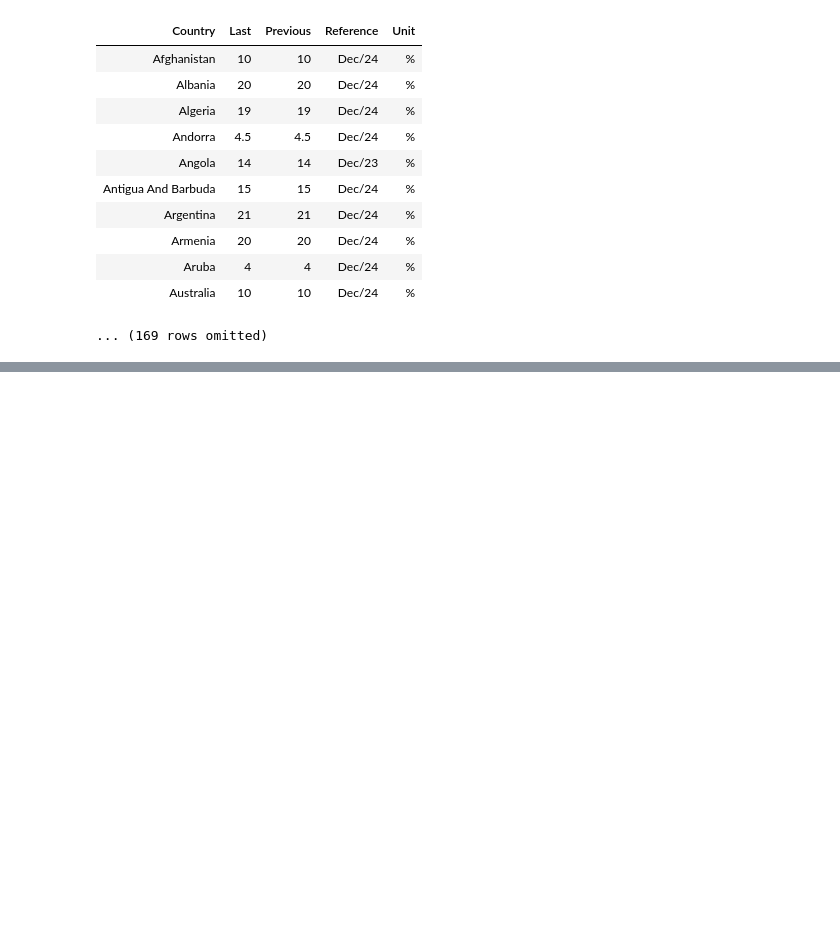
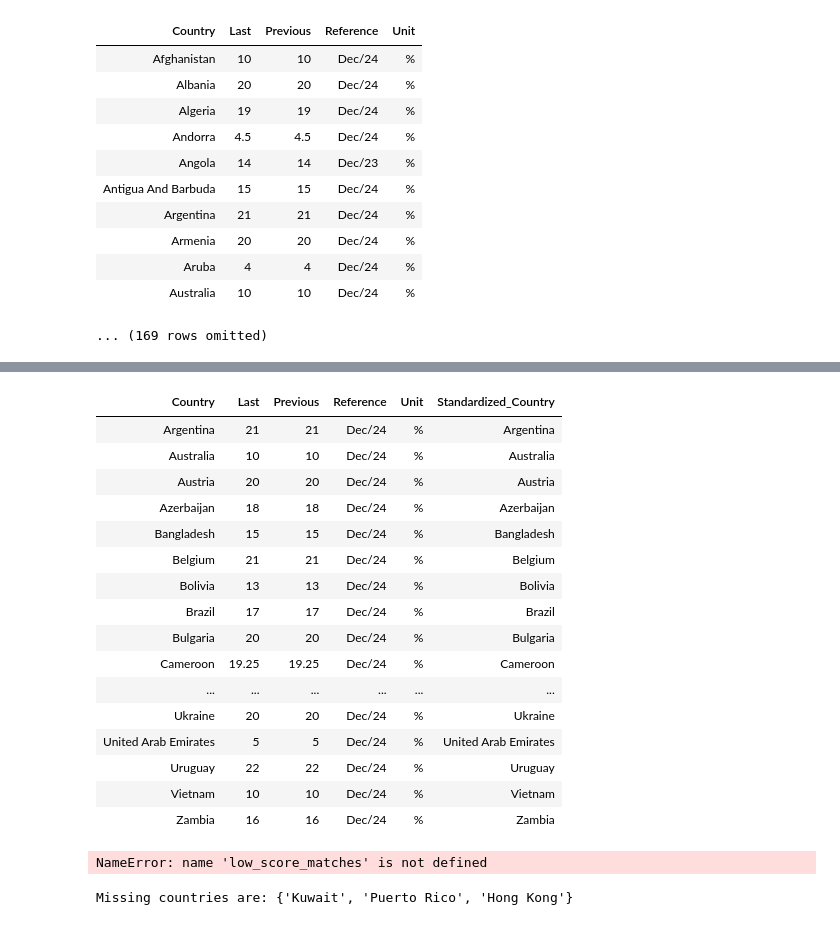
Before and after one commit to aneesakram/CMPUT-191---A3, a Jupyter notebook: work.ipynb, the cells around one changed output, grey strips where cells are left out. Cells and saved outputs as stored; diff of their text form; code cells hidden in the pictures; blank space fills up the shorter version.

```diff
--- a/work.ipynb
+++ b/work.ipynb
@@ -90,0 +94,12 @@ currency_table
+# %%
+missing_country_mapping = {
+    "United States" : "USA",
+    "United Kingdom" : "UK",
+    "Dominican Republic" : 'Domin. Rep.',
+    "United Arab Emirates": "UA Emirates",
+    "Czech Republic" : "Czechia"
+
+}
+
+tax_price_table = tax_price_table.with_columns("Country",[missing_country_mapping.get(x, x) for x in tax_price_table.column("Country")])
+tax_price_table
@@ -90,0 +119,37 @@ currency_table
+# %%
+from rapidfuzz import process, fuzz
+
+def create_fuzzy_mapping(source, target):
+    mapping = {}
+    low_score_matches = []
+    for country in source:
+        match = process.extractOne(country, target, scorer=fuzz.token_sort_ratio)
+        if match and match[1] > 30:
+            mapping[country] = match[0]
+        elif 50 < match[1] <= 80:  # Low-confidence match
+            low_score_matches.append((country, match[0], match[1]))
+    return mapping
+
+
+fuzzy_mapping = create_fuzzy_mapping(egg_price_table.column('Countries'), tax_price_table.column('Country'))
+
+# Function to standardize using fuzzy mapping
+def standardize_country(name):
+    return fuzzy_mapping.get(name, name)
+
+
+# Add standardized columns to each table
+egg_price_table = egg_price_table.with_column('Standardized_Country', egg_price_table.apply(standardize_country, 'Countries'))
+tax_price_table = tax_price_table.with_column('Standardized_Country', tax_price_table.apply(standardize_country, 'Country'))
+
+# Find common standardized countries
+common_countries = set(egg_price_table.column('Standardized_Country')).intersection(tax_price_table.column('Standardized_Country'))
+
+# Filter rows with common countries
+filtered_table1 = egg_price_table.where('Standardized_Country', lambda x: x in common_countries)
+filtered_table2 = tax_price_table.where('Standardized_Country', lambda x: x in common_countries)
+
+# Display the filtered tables
+filtered_table1.show()
+filtered_table2.show()
+# %% [output]
@@ -90,0 +173,30 @@ currency_table
+| Country | Last | Previous | Reference | Unit | Standardized_Country |
+| Argentina | 21 | 21 | Dec/24 | % | Argentina |
+| Australia | 10 | 10 | Dec/24 | % | Australia |
+| Austria | 20 | 20 | Dec/24 | % | Austria |
+| Azerbaijan | 18 | 18 | Dec/24 | % | Azerbaijan |
+| Bangladesh | 15 | 15 | Dec/24 | % | Bangladesh |
+| Belgium | 21 | 21 | Dec/24 | % | Belgium |
+| Bolivia | 13 | 13 | Dec/24 | % | Bolivia |
+| Brazil | 17 | 17 | Dec/24 | % | Brazil |
+| Bulgaria | 20 | 20 | Dec/24 | % | Bulgaria |
+| Cameroon | 19.25 | 19.25 | Dec/24 | % | Cameroon |
+| ... | ... | ... | ... | ... | ... |
+| Ukraine | 20 | 20 | Dec/24 | % | Ukraine |
+| United Arab Emirates | 5 | 5 | Dec/24 | % | United Arab Emirates |
+| Uruguay | 22 | 22 | Dec/24 | % | Uruguay |
+| Vietnam | 10 | 10 | Dec/24 | % | Vietnam |
+| Zambia | 16 | 16 | Dec/24 | % | Zambia |
+# %%
+low_score_matches
+# %% [output]
+NameError: name 'low_score_matches' is not defined
+# %%
+egg_countries_set = set(egg_price_table.column("Countries"))
+tax_rate_countries_set = set(final_tax_price_table.column("Country"))
+
+missing_countries1 = egg_countries_set - tax_rate_countries_set
+
+print(f"Missing countries are: {missing_countries1}")
+# %% [output]
+Missing countries are: {'Kuwait', 'Puerto Rico', 'Hong Kong'}
```
Also changed, not shown: parts of 9 cells of this notebook.
